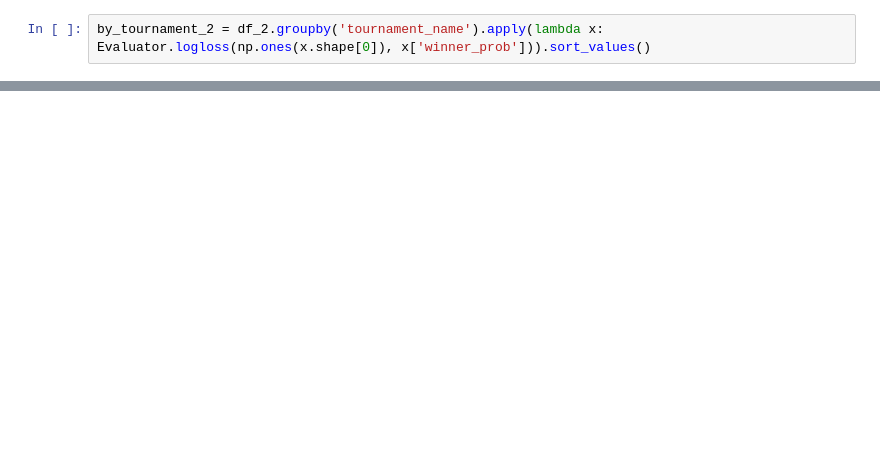
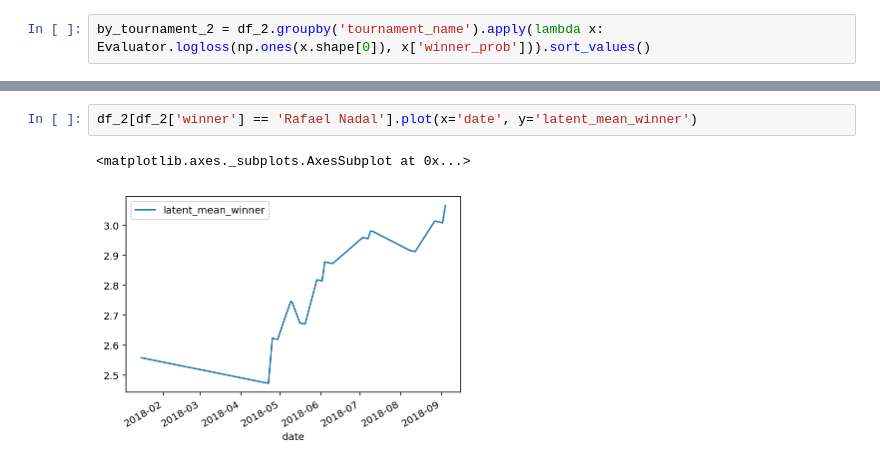
Before and after one commit to martiningram/paired-comparison-gp-laplace, a Jupyter notebook: jupyter/Have a look at evaluation.ipynb, the cells around one changed output, grey strips where cells are left out. Drawn from its saved outputs; the diff is of its cells as text; blank space fills up the shorter version.

```diff
--- a/jupyter/Have a look at evaluation.ipynb
+++ b/jupyter/Have a look at evaluation.ipynb
@@ -74,0 +118,5 @@ Evaluator.logloss(np.ones(df.shape[0]), df['winner_prob'])
+# %%
+df_2[df_2['winner'] == 'Rafael Nadal'].plot(x='date', y='latent_mean_winner')
+# %% [output]
+<matplotlib.axes._subplots.AxesSubplot at 0x...>
+[figure, added]
```
Also changed, not shown: parts of 19 cells of this notebook, 1 other file.
